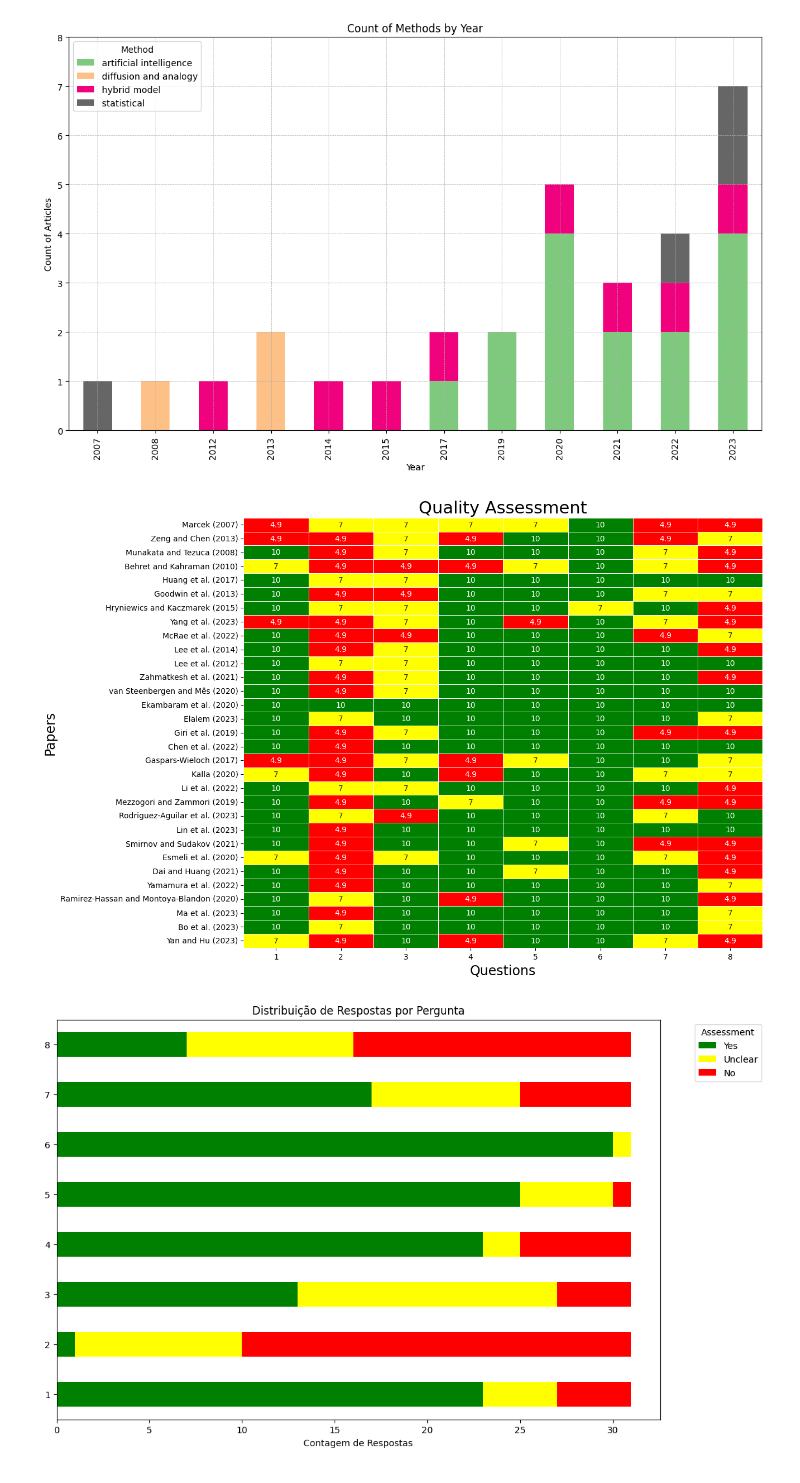
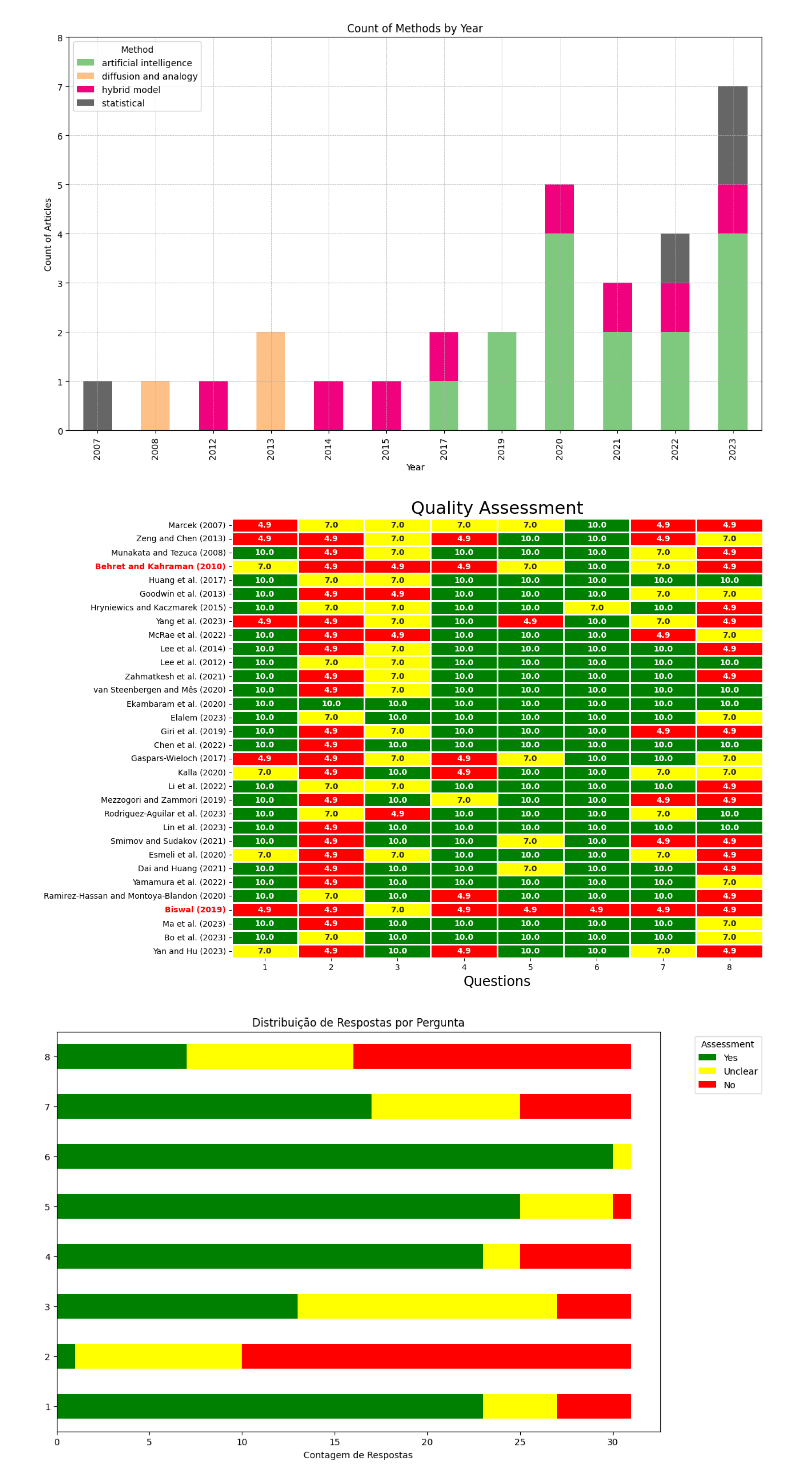
Before and after one commit to joelmirj/bibliometric-analysis, a Jupyter notebook: bibliometric_rsl.ipynb, the cells around one changed output. Drawn from its saved outputs; the diff is of its cells as text; code cells hidden in the pictures.

```diff
--- a/bibliometric_rsl.ipynb
+++ b/bibliometric_rsl.ipynb
@@ -78,48 +78,74 @@ plt.show()
 # %% [output]
 [figure]
 # %%
+import pandas as pd
+import matplotlib.pyplot as plt
+import seaborn as sns
+from matplotlib.patches import Patch
 
-# Criar o DataFrame com os dados fornecidos
+# Dados fornecidos
 data = {
     'reference': [
-        'Marcek (2007)', 'Zeng and Chen (2013)', 'Munakata and Tezuca (2008)', 'Behret and Kahraman (2010)', 'Huang et al. (2017)',
-        'Goodwin et al. (2013)', 'Hryniewics and Kaczmarek (2015)', 'Yang et al. (2023)', 'McRae et al. (2022)', 'Lee et al. (2014)',
-        'Lee et al. (2012)', 'Zahmatkesh et al. (2021)', 'van Steenbergen and Mês (2020)', 'Ekambaram et al. (2020)', 'Elalem (2023)',
-        'Giri et al. (2019)', 'Chen et al. (2022)', 'Gaspars-Wieloch (2017)', 'Kalla (2020)', 'Li et al. (2022)',
-        'Mezzogori and Zammori (2019)', 'Rodriguez-Aguilar et al. (2023)', 'Lin et al. (2023)', 'Smirnov and Sudakov (2021)',
-        'Esmeli et al. (2020)', 'Dai and Huang (2021)', 'Yamamura et al. (2022)', 'Ramirez-Hassan and Montoya-Blandon (2020)',
-        'Biswal (2019)', 'Ma et al. (2023)', 'Bo et al. (2023)', 'Yan and Hu (2023)'
+        'Marcek (2007)', 'Zeng and Chen (2013)', 'Munakata and Tezuca (2008)', 'Behret and Kahraman (2010)',
+        'Huang et al. (2017)', 'Goodwin et al. (2013)', 'Hryniewics and Kaczmarek (2015)', 'Yang et al. (2023)',
+        'McRae et al. (2022)', 'Lee et al. (2014)', 'Lee et al. (2012)', 'Zahmatkesh et al. (2021)',
+        'van Steenbergen and Mês (2020)', 'Ekambaram et al. (2020)', 'Elalem (2023)', 'Giri et al. (2019)',
+        'Chen et al. (2022)', 'Gaspars-Wieloch (2017)', 'Kalla (2020)', 'Li et al. (2022)',
+        'Mezzogori and Zammori (2019)', 'Rodriguez-Aguilar et al. (2023)', 'Lin et al. (2023)',
+        'Smirnov and Sudakov (2021)', 'Esmeli et al. (2020)', 'Dai and Huang (2021)',
+        'Yamamura et al. (2022)', 'Ramirez-Hassan and Montoya-Blandon (2020)', 'Biswal (2019)',
+        'Ma et al. (2023)', 'Bo et al. (2023)', 'Yan and Hu (2023)'
     ],
-    1: ['não', 'não', 'sim', 'médio', 'sim', 'sim', 'sim', 'não', 'sim', 'sim', 'sim', 'sim', 'sim', 'sim', 'sim', 'sim', 'sim', 'não', 'médio', 'sim', 'sim', 'sim', 'sim', 'Sim', 'médio', 'sim', 'sim', 'sim', 'não', 'sim', 'sim', 'médio'],
-    2: ['médio', 'não', 'não', 'Não', 'médio', 'não', 'médio', 'não', 'não', 'não', 'médio', 'não', 'não', 'sim', 'médio', 'não', 'não', 'não', 'não', 'médio', 'não', 'médio', 'não', 'não', 'não', 'não', 'não', 'médio', 'não', 'não', 'médio', 'não'],
-    3: ['médio', 'médio', 'médio', 'não', 'médio', 'não', 'médio', 'médio', 'não', 'médio', 'médio', 'médio', 'médio', 'sim', 'sim', 'médio', 'sim', 'média', 'sim', 'médio', 'sim', 'não', 'sim', 'sim', 'médio', 'sim', 'sim', 'sim', 'médio', 'sim', 'sim', 'sim'],
-    4: ['médio', 'não', 'sim', 'não', 'sim', 'sim', 'sim', 'sim', 'sim', 'sim', 'sim', 'sim', 'sim', 'sim', 'sim', 'sim', 'sim', 'não', 'não', 'sim', 'médio', 'sim', 'sim', 'sim', 'sim', 'sim', 'sim', 'não', 'não', 'sim', 'sim', 'não'],
-    5: ['médio', 'sim', 'sim', 'médio', 'sim', 'sim', 'sim', 'não', 'sim', 'sim', 'sim', 'sim', 'sim', 'sim', 'sim', 'sim', 'sim', 'médio', 'sim', 'sim', 'sim', 'sim', 'sim', 'médio', 'sim', 'médio', 'sim', 'sim', 'não', 'sim', 'sim', 'sim'],
-    6: ['sim', 'sim', 'sim', 'sim', 'sim', 'sim', 'médio', 'sim', 'sim', 'sim', 'sim', 'sim', 'sim', 'sim', 'sim', 'sim', 'sim', 'sim', 'sim', 'sim', 'sim', 'sim', 'sim', 'sim', 'sim', 'sim', 'sim', 'sim', 'sim', 'sim', 'sim', 'sim'],
-    7: ['não', 'não', 'médio', 'médio', 'sim', 'médio', 'sim', 'médio', 'não', 'sim', 'sim', 'sim', 'sim', 'sim', 'sim', 'não', 'sim', 'sim', 'médio', 'sim', 'não', 'médio', 'sim', 'não', 'médio', 'sim', 'sim', 'sim', 'não', 'sim', 'sim', 'médio'],
-    8: ['não', 'médio', 'não', 'não', 'sim', 'médio', 'não', 'não', 'médio', 'não', 'sim', 'não', 'sim', 'sim', 'médio', 'não', 'sim', 'médio', 'médio', 'não', 'não', 'sim', 'sim', 'não', 'não', 'não', 'médio', 'não', 'não', 'médio', 'médio', 'não']
+    '1': ['não', 'não', 'sim', 'médio', 'sim', 'sim', 'sim', 'não', 'sim', 'sim', 'sim', 'sim', 'sim', 'sim', 'sim', 'sim', 'sim', 'não', 'médio', 'sim', 'sim', 'sim', 'sim', 'Sim', 'médio', 'sim', 'sim', 'sim', 'não', 'sim', 'sim', 'médio'],
+    '2': ['médio', 'não', 'não', 'Não', 'médio', 'não', 'médio', 'não', 'não', 'não', 'médio', 'não', 'não', 'sim', 'médio', 'não', 'não', 'não', 'não', 'médio', 'não', 'médio', 'não', 'não', 'não', 'não', 'não', 'médio', 'não', 'não', 'médio', 'não'],
+    '3': ['médio', 'médio', 'médio', 'não', 'médio', 'não', 'médio', 'médio', 'não', 'médio', 'médio', 'médio', 'médio', 'sim', 'sim', 'médio', 'sim', 'média', 'sim', 'médio', 'sim', 'não', 'sim', 'sim', 'médio', 'sim', 'sim', 'sim', 'médio', 'sim', 'sim', 'sim'],
+    '4': ['médio', 'não', 'sim', 'não', 'sim', 'sim', 'sim', 'sim', 'sim', 'sim', 'sim', 'sim', 'sim', 'sim', 'sim', 'sim', 'sim', 'não', 'não', 'sim', 'médio', 'sim', 'sim', 'sim', 'sim', 'sim', 'sim', 'não', 'não', 'sim', 'sim', 'não'],
+    '5': ['médio', 'sim', 'sim', 'médio', 'sim', 'sim', 'sim', 'não', 'sim', 'sim', 'sim', 'sim', 'sim', 'sim', 'sim', 'sim', 'sim', 'médio', 'sim', 'sim', 'sim', 'sim', 'sim', 'médio', 'sim', 'médio', 'sim', 'sim', 'não', 'sim', 'sim', 'sim'],
+    '6': ['sim', 'sim', 'sim', 'sim', 'sim', 'sim', 'médio', 'sim', 'sim', 'sim', 'sim', 'sim', 'sim', 'sim', 'sim', 'sim', 'sim', 'sim', 'sim', 'sim', 'sim', 'sim', 'sim', 'sim', 'sim', 'sim', 'sim', 'sim', 'não', 'sim', 'sim', 'sim'],
+    '7': ['não', 'não', 'médio', 'médio', 'sim', 'médio', 'sim', 'médio', 'não', 'sim', 'sim', 'sim', 'sim', 'sim', 'sim', 'não', 'sim', 'sim', 'médio', 'sim', 'não', 'médio', 'sim', 'não', 'médio', 'sim', 'sim', 'sim', 'não', 'sim', 'sim', 'médio'],
+    '8': ['não', 'médio', 'não', 'não', 'sim', 'médio', 'não', 'não', 'médio', 'não', 'sim', 'não', 'sim', 'sim', 'médio', 'não', 'sim', 'médio', 'médio', 'não', 'não', 'sim', 'sim', 'não', 'não', 'não', 'médio', 'não', 'não', 'médio', 'médio', 'não']
 }
 
 df = pd.DataFrame(data)
 
-# Converter as respostas para os pesos correspondentes
-peso = {'sim': 10, 'médio': 7, 'não': 4.9, 'Não': 4.9, 'Sim': 10, 'média': 7}
-for col in range(1, 9):
-    df[col] = df[col].map(peso)
+# Converter as respostas em pesos
+peso = {'sim': 10, 'médio': 7, 'não': 4.9, 'Sim': 10, 'Não': 4.9, 'média': 7}
+df_peso = df.replace(peso)
 
-# Filtrar artigos com pontuação total menor que 50
-df['total'] = df.loc[:, 1:8].sum(axis=1)
-df_filtered = df[df['total'] >= 50]
+# Calcular a pontuação total para cada artigo
+df['Total Score'] = df_peso.drop(columns='reference').sum(axis=1)
 
-# Criar a visualização estilo "heatmap"
+# Criar a matriz de respostas
+respostas = {'sim': 10, 'médio': 7, 'não': 4.9, 'Sim': 10, 'Não': 4.9, 'média': 7}
+df_respostas = df.replace(respostas)
+
+# Configurar a matriz para o heatmap
+matriz = df_respostas.drop(columns='Total Score').set_index('reference')
+
+# Destacar artigos abaixo do score mínimo
+artigos_destacados = ['Behret and Kahraman (2010)', 'Biswal (2019)']
+row_colors = ['red' if ref in artigos_destacados else 'black' for ref in matriz.index]
+
+# Criar o heatmap
 plt.figure(figsize=(12, 10))
-sns.heatmap(df_filtered.set_index('reference').loc[:, 1:8], annot=True, cmap=['red', 'yellow', 'green'], cbar=False, linewidths=0.5)
+ax = sns.heatmap(matriz, cmap=['red', 'yellow', 'green'], cbar=False, linewidths=1, linecolor='white', annot=True, fmt=".1f", annot_kws={"size": 10, "weight": "bold"})
 plt.title('Quality Assessment', fontsize= 22)
-plt.ylabel('Papers',fontsize=17)
 plt.xlabel('Questions',fontsize=17)
+ax.set_ylabel('')
+
+# Adicionar legenda
+#legend_labels = [Patch(color='green', label='Score = 10'), Patch(color='yellow', label='Score = 7'), Patch(color='red', label='Score = 4.9')]
+#plt.legend(handles=legend_labels, title='Legenda', loc='upper right', bbox_to_anchor=(1.2, 1))
+
+# Alterar cor e estilo do texto dos artigos destacados
+for i, ref in enumerate(matriz.index):
+    if ref in artigos_destacados:
+        ax.get_yticklabels()[i].set_color('red')
+        ax.get_yticklabels()[i].set_fontweight('bold')
+
 plt.show()
 # %% [output]
-[figure, old version]
+[figure, new version]
 # %%
 # Criar a visualização de barras empilhadas para a distribuição das respostas
 resumo = df_filtered.loc[:, 1:8].apply(lambda x: pd.Series([(x == 10).sum(), (x == 7).sum(), (x == 4.9).sum()], index=['Yes', 'Unclear', 'No']))
```
